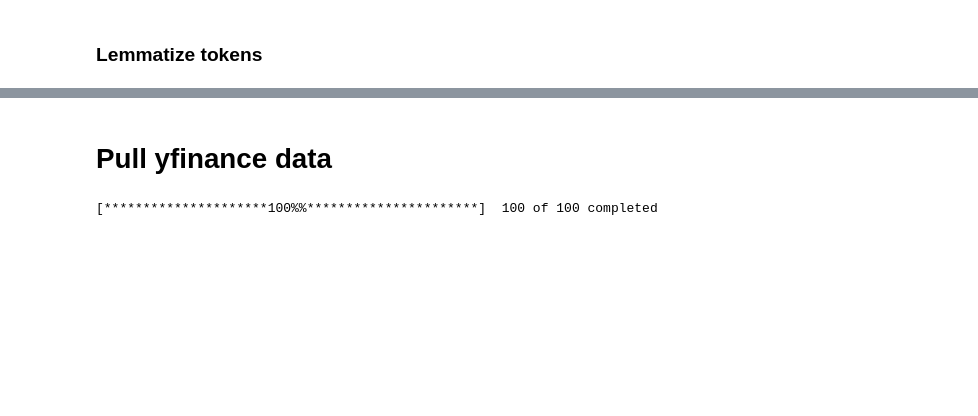
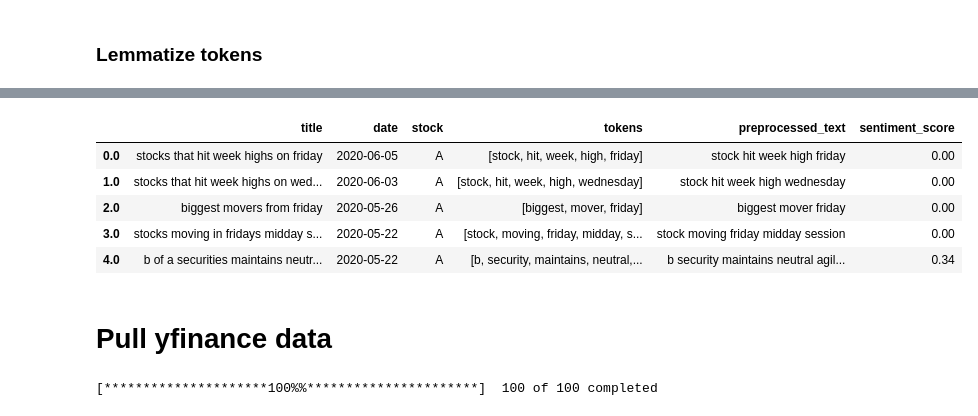
Before and after one commit to weijiesim/qf209-nlp-project, a Jupyter notebook: qf209_nlp_project.ipynb, the cells around one changed output, grey strips where cells are left out. Cells and saved outputs as stored; diff of their text form; code cells hidden in the pictures; blank space fills up the shorter version.

```diff
--- a/qf209_nlp_project.ipynb
+++ b/qf209_nlp_project.ipynb
@@ -108,0 +270,9 @@ data_duplicate.info()
+# %%
+data_duplicate.head()
+# %% [output]
+|  | title | date | stock | tokens | preprocessed_text | sentiment_score |
+| 0.0 | stocks that hit week highs on friday | 2020-06-05 | A | [stock, hit, week, high, friday] | stock hit week high friday | 0.00 |
+| 1.0 | stocks that hit week highs on wed... | 2020-06-03 | A | [stock, hit, week, high, wednesday] | stock hit week high wednesday | 0.00 |
+| 2.0 | biggest movers from friday | 2020-05-26 | A | [biggest, mover, friday] | biggest mover friday | 0.00 |
+| 3.0 | stocks moving in fridays midday s... | 2020-05-22 | A | [stock, moving, friday, midday, s... | stock moving friday midday session | 0.00 |
+| 4.0 | b of a securities maintains neutr... | 2020-05-22 | A | [b, security, maintains, neutral,... | b security maintains neutral agil... | 0.34 |
```
Also changed, not shown: parts of 39 cells of this notebook.
